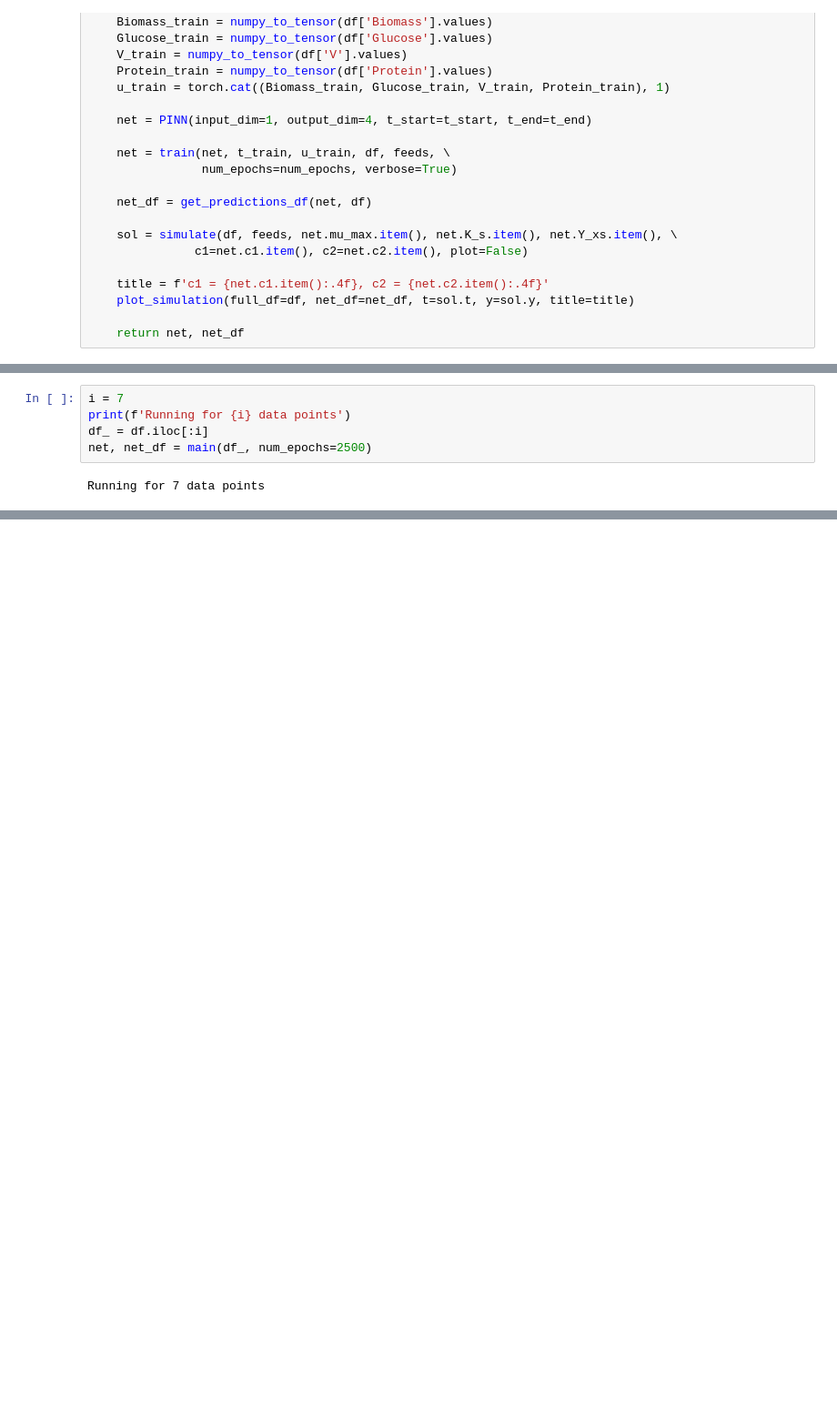
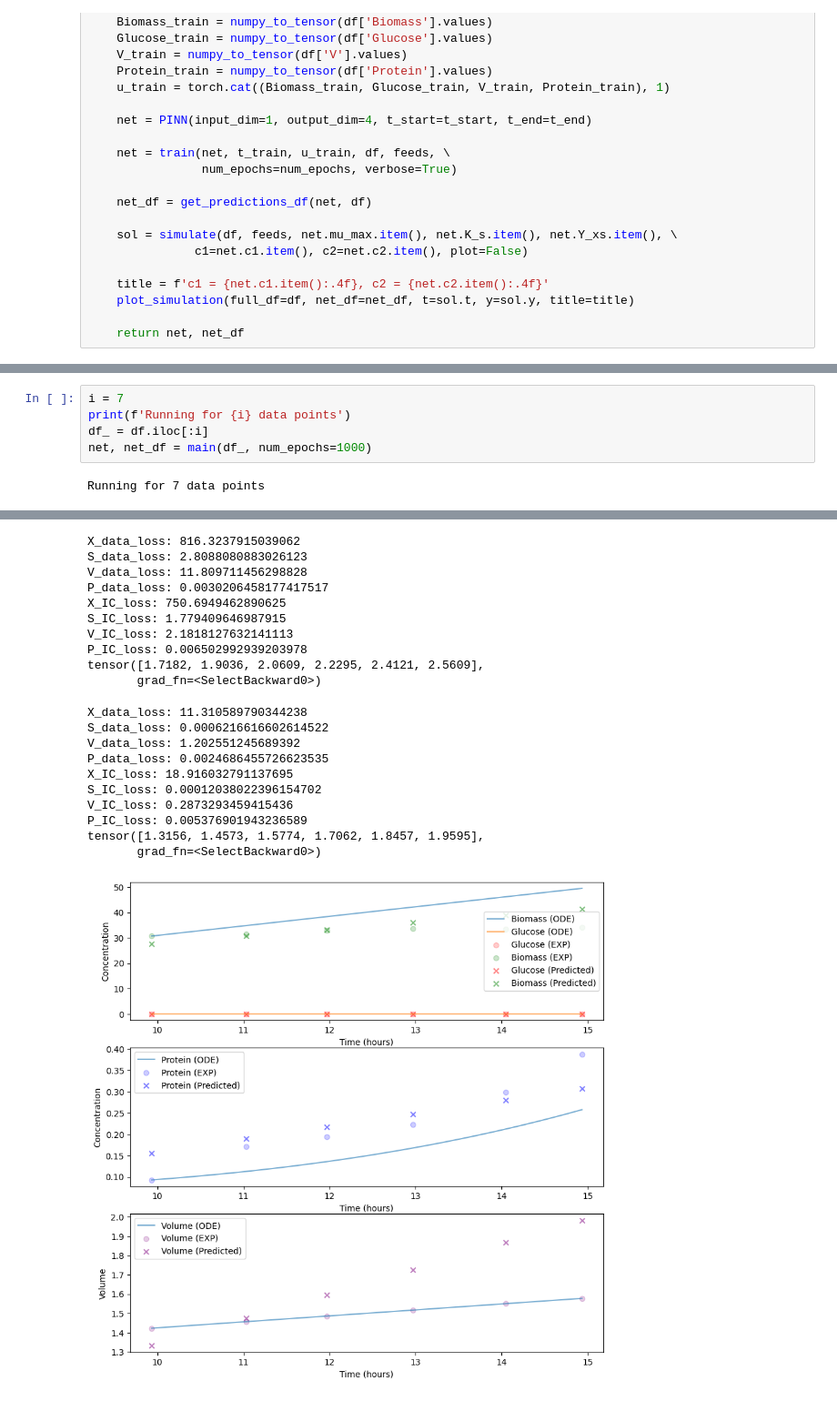
Before and after one commit to costasmexis/dynamic-modeling, a Jupyter notebook: notebooks/induction_main.ipynb, the cells around one changed output, grey strips where cells are left out. Shown at 91% size. Drawn from its saved outputs; the diff is of its cells as text; blank space fills up the shorter version.

```diff
--- a/notebooks/induction_main.ipynb
+++ b/notebooks/induction_main.ipynb
@@ -178,6 +187,6 @@ df['V'] = V(df['RTime'])
 i = 7
 print(f'Running for {i} data points')
 df_ = df.iloc[:i]
-net, net_df = main(df_, num_epochs=2500)
+net, net_df = main(df_, num_epochs=1000)
 # %% [output]
 Running for 7 data points
@@ -195,3 +213,24 @@ KeyboardInterrupt:
+X_data_loss: 816.3237915039062
+S_data_loss: 2.8088080883026123
+V_data_loss: 11.809711456298828
+P_data_loss: 0.0030206458177417517
+X_IC_loss: 750.6949462890625
+S_IC_loss: 1.779409646987915
+V_IC_loss: 2.1818127632141113
+P_IC_loss: 0.006502992939203978
+tensor([1.7182, 1.9036, 2.0609, 2.2295, 2.4121, 2.5609],
+       grad_fn=<SelectBackward0>)
+X_data_loss: 11.310589790344238
+S_data_loss: 0.0006216616602614522
+V_data_loss: 1.202551245689392
+P_data_loss: 0.0024686455726623535
+X_IC_loss: 18.916032791137695
+S_IC_loss: 0.00012038022396154702
+V_IC_loss: 0.2873293459415436
+P_IC_loss: 0.005376901943236589
+tensor([1.3156, 1.4573, 1.5774, 1.7062, 1.8457, 1.9595],
+       grad_fn=<SelectBackward0>)
+[figure, added]
 # %%
 print(f'c1={net.c1.item()}, c2={net.c2.item()}')
 # %% [output]
```
Also changed, not shown: parts of 4 cells of this notebook, 1 other file.
